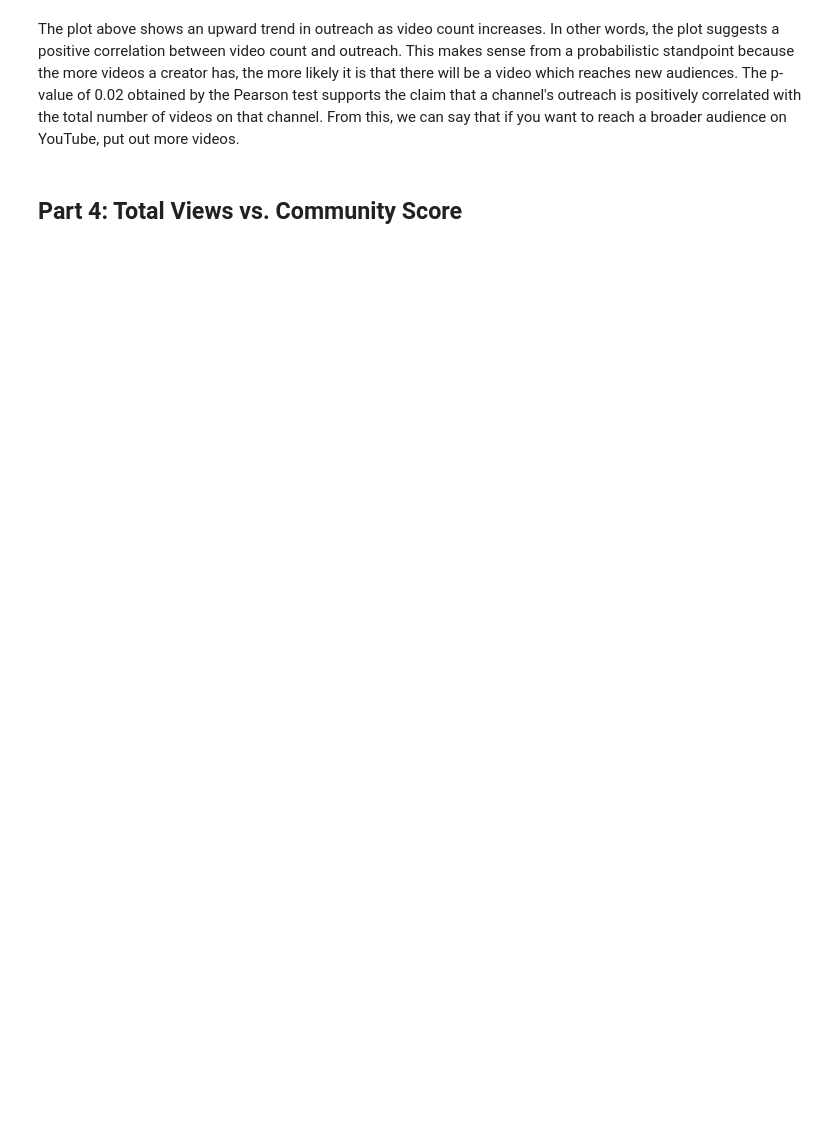
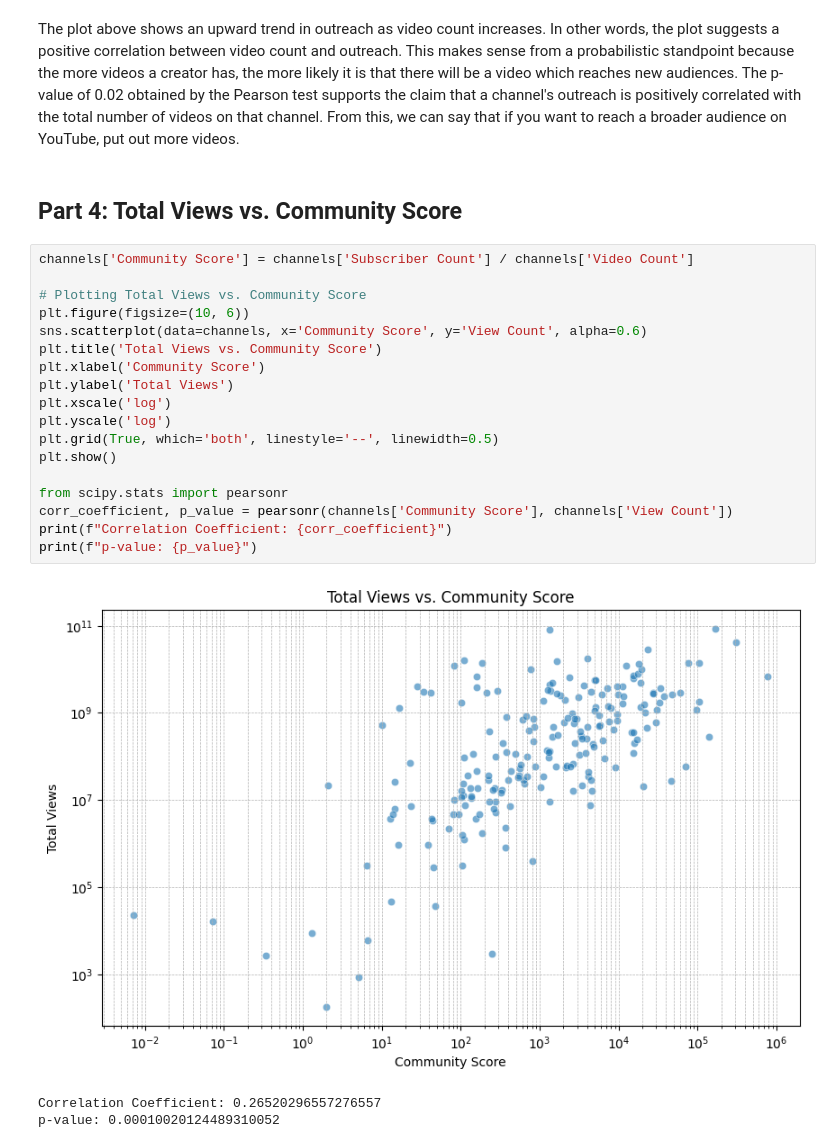
Before and after one commit to Drew-Watson-117/cs5830_project_3, a Jupyter notebook: project3.ipynb, the cells around one changed output. Saved outputs shown, nothing was run; the diff lists cells and outputs as text; blank space fills up the shorter version.

```diff
--- a/project3.ipynb
+++ b/project3.ipynb
@@ -97,3 +132,25 @@ display(f"p-value: {result.pvalue}")
 The plot above shows an upward trend in outreach as video count increases. In other words, the plot suggests a positive correlation between video count and outreach. This makes sense from a probabilistic standpoint because the more videos a creator has, the more likely it is that there will be a video which reaches new audiences. The p-value of 0.02 obtained by the Pearson test supports the claim that a channel's outreach is positively correlated with the total number of videos on that channel. From this, we can say that if you want to reach a broader audience on YouTube, put out more videos.
 # %% [markdown]
 ## Part 4: Total Views vs. Community Score
+# %%
+channels['Community Score'] = channels['Subscriber Count'] / channels['Video Count']
+
+# Plotting Total Views vs. Community Score
+plt.figure(figsize=(10, 6))
+sns.scatterplot(data=channels, x='Community Score', y='View Count', alpha=0.6)
+plt.title('Total Views vs. Community Score')
+plt.xlabel('Community Score')
+plt.ylabel('Total Views')
+plt.xscale('log')
+plt.yscale('log')
+plt.grid(True, which='both', linestyle='--', linewidth=0.5)
+plt.show()
+
+from scipy.stats import pearsonr
+corr_coefficient, p_value = pearsonr(channels['Community Score'], channels['View Count'])
+print(f"Correlation Coefficient: {corr_coefficient}")
+print(f"p-value: {p_value}")
+# %% [output]
+[figure, added]
+Correlation Coefficient: 0.26520296557276557
+p-value: 0.00010020124489310052
```
Also changed, not shown: parts of 10 cells of this notebook.
